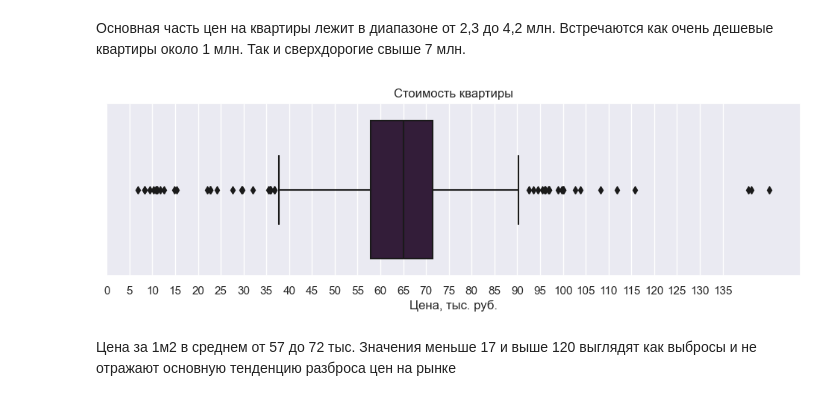
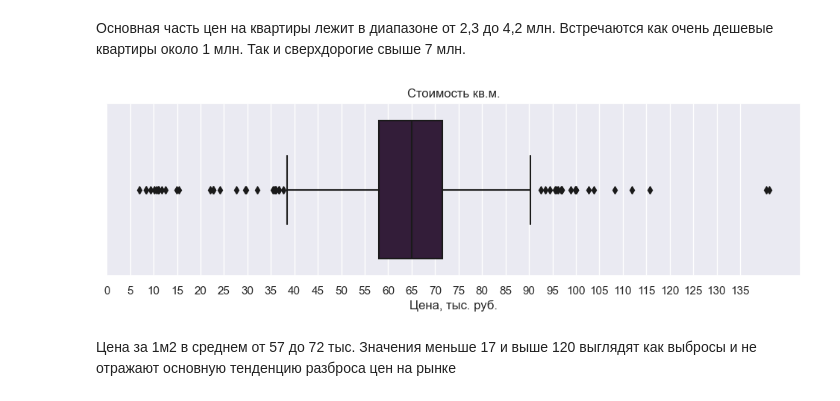
Before and after one commit to laffrent/Magnitogorsk_real_estate, a Jupyter notebook: EDA.ipynb, the cells around one changed output. Drawn from its saved outputs; the diff is of its cells as text; code cells hidden in the pictures.

```diff
--- a/EDA.ipynb
+++ b/EDA.ipynb
@@ -19,7 +19,7 @@ sns.set_theme(style='darkgrid', palette='rocket')
 pd.set_option('max_colwidth', 600)
 pd.set_option('display.width', 600)
 # %%
-df = pd.read_csv('df_3.csv', index_col=0)
+df = pd.read_csv('df_2.csv', index_col=0)
 # %%
 df.info()
 # %% [output]
@@ -217,12 +217,12 @@ plt.xticks(np.arange(0, 14000, step=1000));
 Основная часть цен на квартиры лежит в диапазоне от 2,3 до 4,2 млн. Встречаются как очень дешевые квартиры около 1 млн. Так и сверхдорогие свыше 7 млн.
 # %%
 plt.figure(figsize=(12,3))
-plt.title('Стоимость квартиры')
+plt.title('Стоимость кв.м.')
 sns.boxplot(x = "price_sq_meter",data=df, orient='h')
 plt.xlabel('Цена, тыс. руб.')
 plt.xticks(np.arange(0, 140, step=5));
 # %% [output]
-[figure, old version]
+[figure, new version]
 # %% [markdown]
 Цена за 1м2 в среднем от 57 до 72 тыс. Значения меньше 17 и выше 120 выглядят как выбросы и не отражают основную тенденцию разброса цен на рынке
 # %%
```
Also changed, not shown: parts of 18 cells of this notebook, 7 other files.
